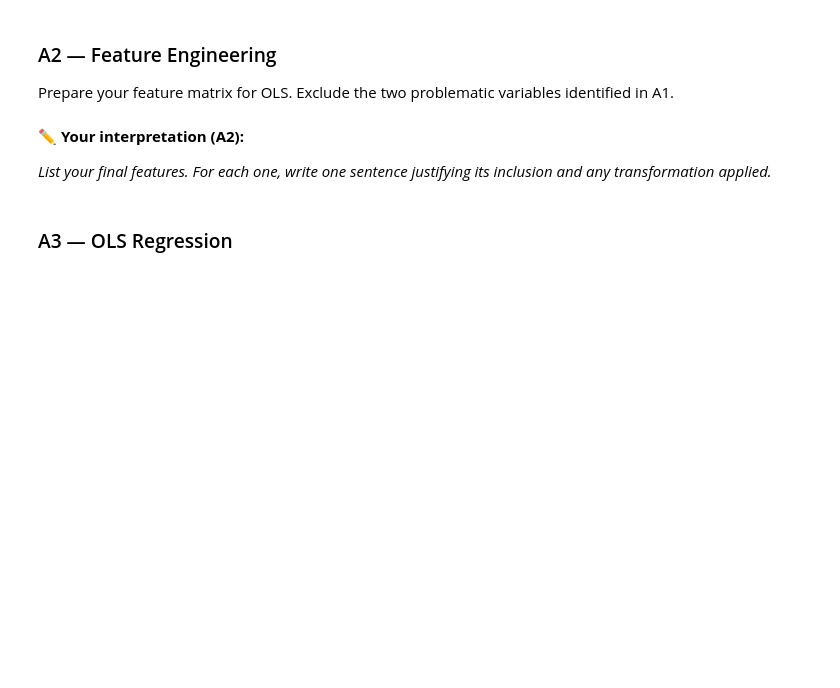
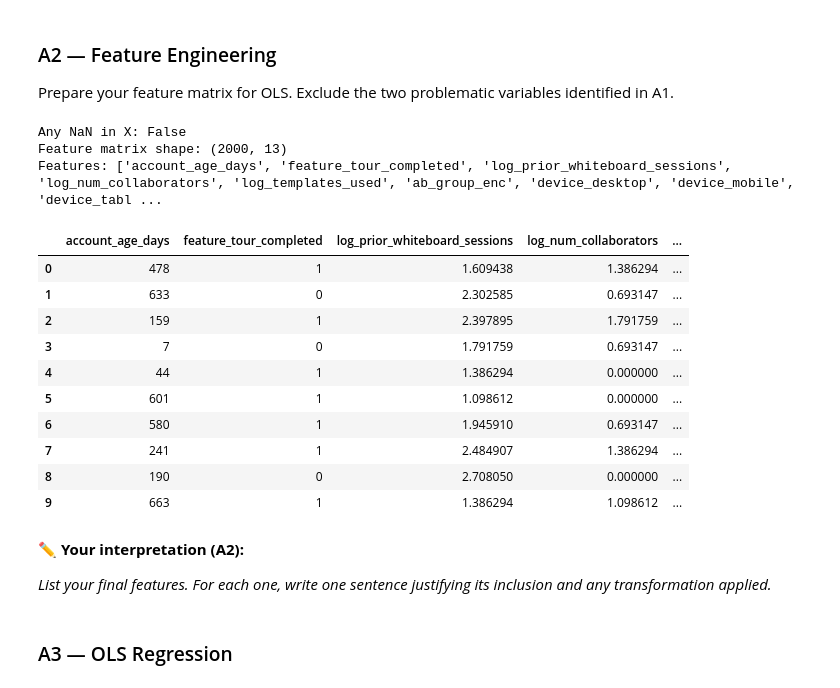
Before and after one commit to timothytzkung/Kung_Tim_Lab_Task, a Jupyter notebook: Assignment_02/IAT461_A2_Scaffold_empty.ipynb, the cells around one changed output. Cells and saved outputs as stored; diff of their text form; code cells hidden in the pictures; blank space fills up the shorter version.

```diff
--- a/Assignment_02/IAT461_A2_Scaffold_empty.ipynb
+++ b/Assignment_02/IAT461_A2_Scaffold_empty.ipynb
@@ -333,25 +367,60 @@ for j, col in enumerate(num_predict):
 
 Prepare your feature matrix for OLS. Exclude the two problematic variables identified in A1.
 # %%
-BEGIN
-    Load baseline dataset
+# BEGIN
 
-    // 1. Encode Categorical Variables
-    Convert experimental group ('ab_group') into a binary integer indicator
-    Generate dummy indicators (one-hot encoding) for device types, omitting the first category
-    Generate dummy indicators (one-hot encoding) for regions, omitting the first category
+# 1. Encode Categorical Variables
+# Convert experimental group ('ab_group') into a binary integer indicator
+df_ab['ab_group_enc'] = (df_ab['ab_group'] == 'treatment').astype(int)
 
-    // 2. Perform Optional Transformations
-    Log-transform right-skewed numerical predictors using log(x + 1) to avoid zero values
+# Generate dummy indicators (one-hot encoding) for device types
+device_dummies = pd.get_dummies(df_ab['device_type'], prefix='device').astype(int)
 
-    // 3. Assemble Modeling Dataset
-    Merge numerical characteristics, binary groups, and dummy indicators into matrix X
-    Set target vector y as the log-transformed outcome variable
+# Generate dummy indicators (one-hot encoding) for regions
+region_dummies = pd.get_dummies(df_ab['plan_region'], prefix='region').astype(int)
 
-    // 4. Quality Control
-    Verify that there are no missing (null) values in feature matrix X
-    Inspect matrix dimensions and print a preview of the processed data
-END
+# 2. Perform Optional Transformations
+# Log-transform right-skewed count predictors using log(x + 1) to avoid log(0)
+df_ab['log_prior_whiteboard_sessions'] = np.log1p(df_ab['prior_whiteboard_sessions'])
+df_ab['log_num_collaborators'] = np.log1p(df_ab['num_collaborators'])
+df_ab['log_templates_used'] = np.log1p(df_ab['templates_used'])
+
+# 3. Assemble Modeling Dataset
+# Merge numerical characteristics, binary group indicator, and dummy indicators into X
+# Exclude post-treatment variables: ai_suggestions_used, whiteboard_actions_per_session
+num_features = df_ab[['account_age_days',
+                       'feature_tour_completed',
+                       'log_prior_whiteboard_sessions',
+                       'log_num_collaborators',
+                       'log_templates_used']]
+
+X = pd.concat([num_features, df_ab[['ab_group_enc']], device_dummies, region_dummies], axis=1)
+
+# Set target vector y as the log-transformed outcome variable
+y = df_ab['avg_whiteboard_session_duration_min_log_scaled']
+
+# 4. Quality Control
+print(f"Any NaN in X: {X.isnull().any().any()}")
+print(f"Feature matrix shape: {X.shape}")
+print(f"Features: {X.columns.tolist()}")
+X.head(10)
+
+# END
+# %% [output]
+Any NaN in X: False
+Feature matrix shape: (2000, 13)
+Features: ['account_age_days', 'feature_tour_completed', 'log_prior_whiteboard_sessions', 'log_num_collaborators', 'log_templates_used', 'ab_group_enc', 'device_desktop', 'device_mobile', 'device_tabl ...
+|  | account_age_days | feature_tour_completed | log_prior_whiteboard_sessions | log_num_collaborators | ... |
+| 0 | 478 | 1 | 1.609438 | 1.386294 | ... |
+| 1 | 633 | 0 | 2.302585 | 0.693147 | ... |
+| 2 | 159 | 1 | 2.397895 | 1.791759 | ... |
+| 3 | 7 | 0 | 1.791759 | 0.693147 | ... |
+| 4 | 44 | 1 | 1.386294 | 0.000000 | ... |
+| 5 | 601 | 1 | 1.098612 | 0.000000 | ... |
+| 6 | 580 | 1 | 1.945910 | 0.693147 | ... |
+| 7 | 241 | 1 | 2.484907 | 1.386294 | ... |
+| 8 | 190 | 0 | 2.708050 | 0.000000 | ... |
+| 9 | 663 | 1 | 1.386294 | 1.098612 | ... |
 # %% [markdown]
 **✏️ Your interpretation (A2):**
 
```
Also changed, not shown: parts of 14 cells of this notebook, 2 other files.
